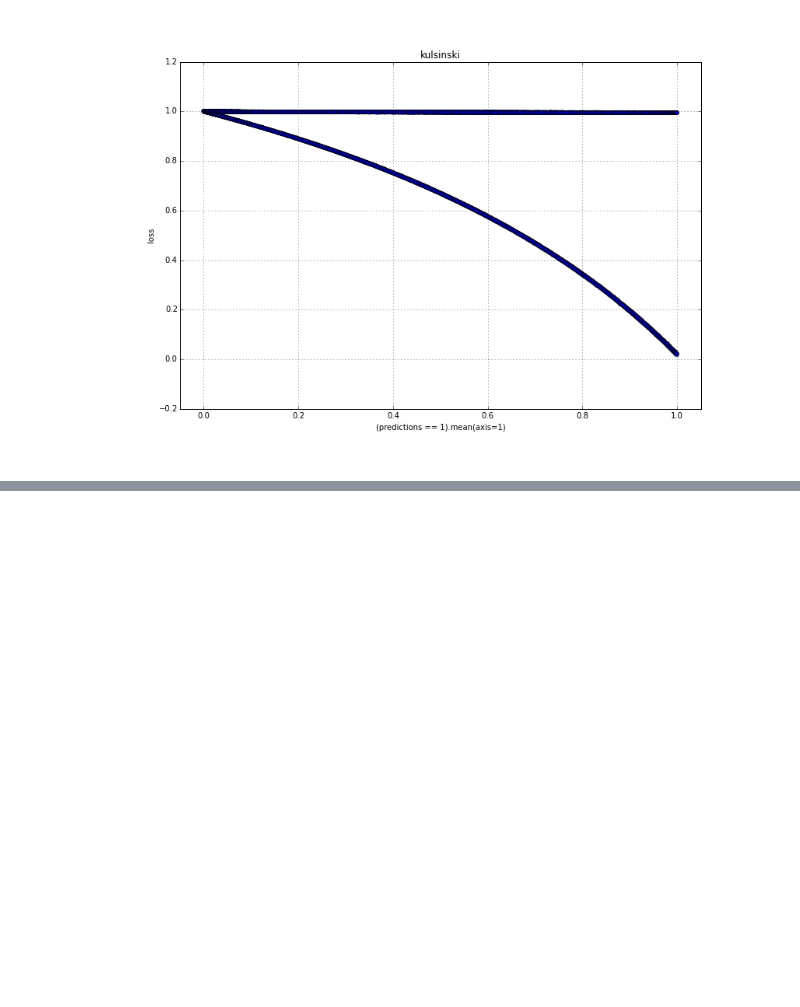
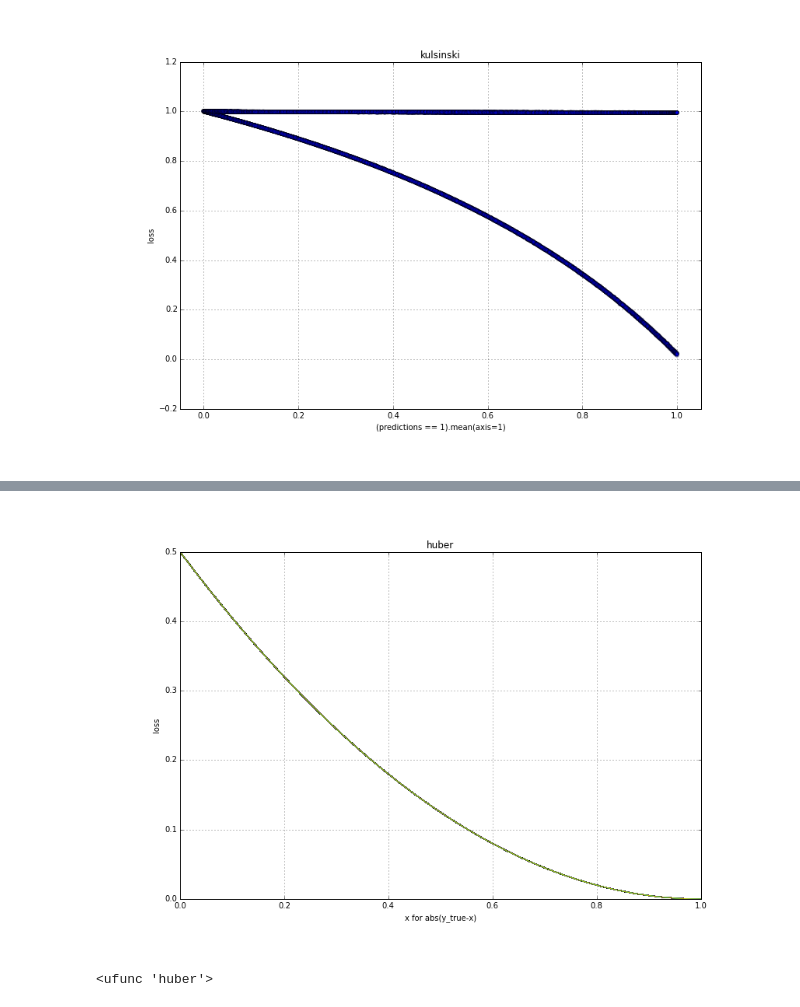
Before and after one commit to jonathanstrong/tmetrics, a Jupyter notebook: visualize.ipynb, the cells around one changed output, grey strips where cells are left out. Cells and saved outputs as stored; diff of their text form; code cells hidden in the pictures; blank space fills up the shorter version.

```diff
--- a/visualize.ipynb
+++ b/visualize.ipynb
@@ -214,0 +258,9 @@ plt.plot([kulsinski(true[i].astype(np.double), np.random.binomial(n=1, p=p, size
+# %%
+plot_python_probabalistic_loss(huber, 'huber')
+# %% [output]
+[figure, added]
+# %%
+from scipy.special import *
+huber
+# %% [output]
+<ufunc 'huber'>
```
Also changed, not shown: parts of 8 cells of this notebook, 1 other file.
